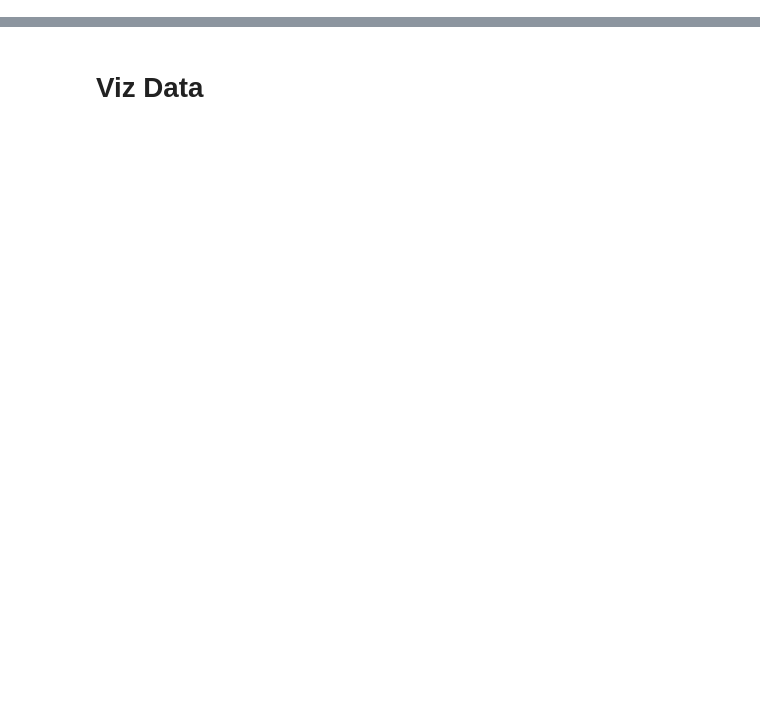
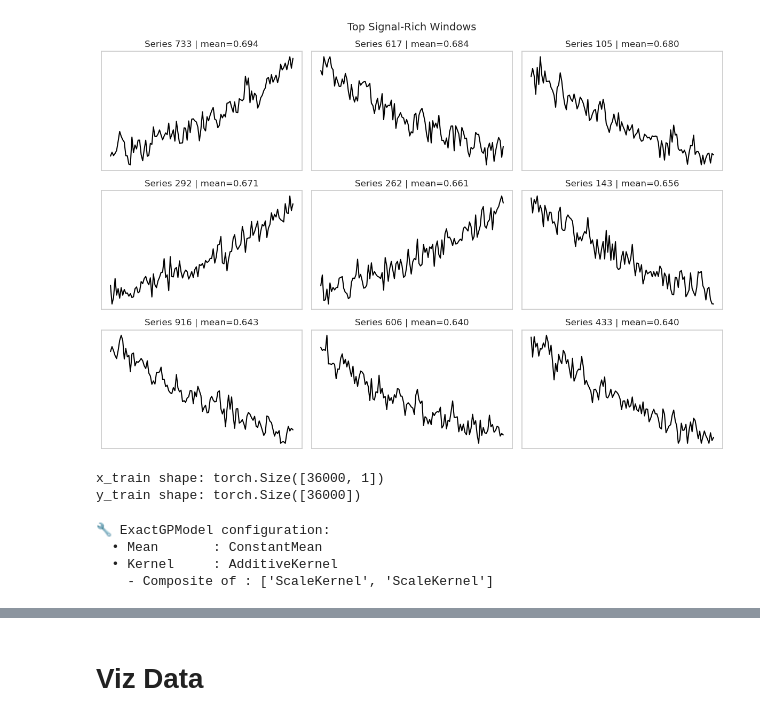
Before and after one commit to views-platform/views-models, a Jupyter notebook: models/purple_alien/notebooks/gp_experiements/gp_test03.ipynb, the cells around one changed output, grey strips where cells are left out. Cells and saved outputs as stored; diff of their text form; code cells hidden in the pictures; blank space fills up the shorter version.

Commit message:
now exact

```diff
--- a/models/purple_alien/notebooks/gp_experiements/gp_test03.ipynb
+++ b/models/purple_alien/notebooks/gp_experiements/gp_test03.ipynb
@@ -26,0 +76,15 @@ import gp_plotting as gpplt
+# %%
+selector = CurriculumSelector(df, window_length=120, stride=10, signal_metric="mean", top_k=300)
+selector.plot_sample_slices(num_samples=9)
+
+x_list, y_list = selector.to_tensor_dataset()
+
+x_train = torch.cat(x_list)
+y_train = torch.cat(y_list)
+
+print(f"x_train shape: {x_train.shape}")
+print(f"y_train shape: {y_train.shape}")
+# %% [output]
+[figure, added]
+x_train shape: torch.Size([36000, 1])
+y_train shape: torch.Size([36000])
@@ -26,0 +150,15 @@ import gp_plotting as gpplt
+# %%
+
+model = ExactGPModel(
+    train_x=train_x,
+    train_y=train_y,
+    likelihood=likelihood,
+    kernel_config= advanced_kernel_config,
+    use_mvp_kernel=False,
+    mean_type="constant"
+)
+# %% [output]
+🔧 ExactGPModel configuration:
+  • Mean       : ConstantMean
+  • Kernel     : AdditiveKernel
+    - Composite of : ['ScaleKernel', 'ScaleKernel']
```
Also changed, not shown: parts of 69 cells of this notebook, 10 other files.
